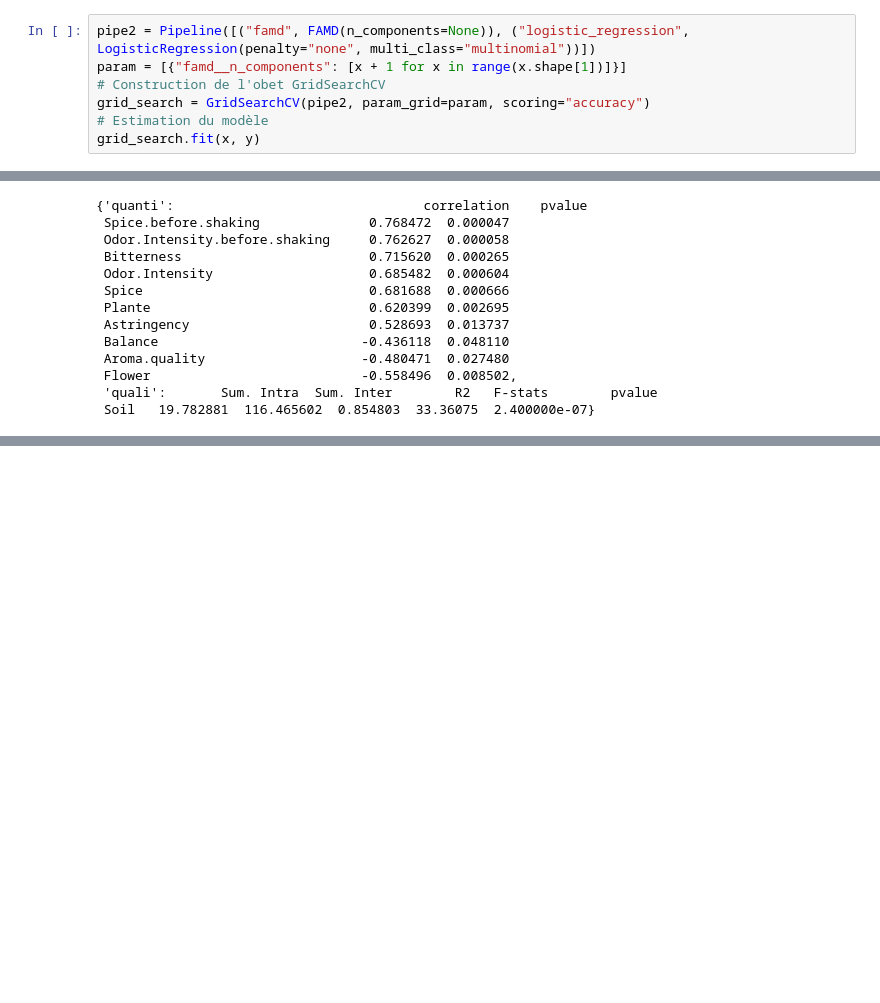
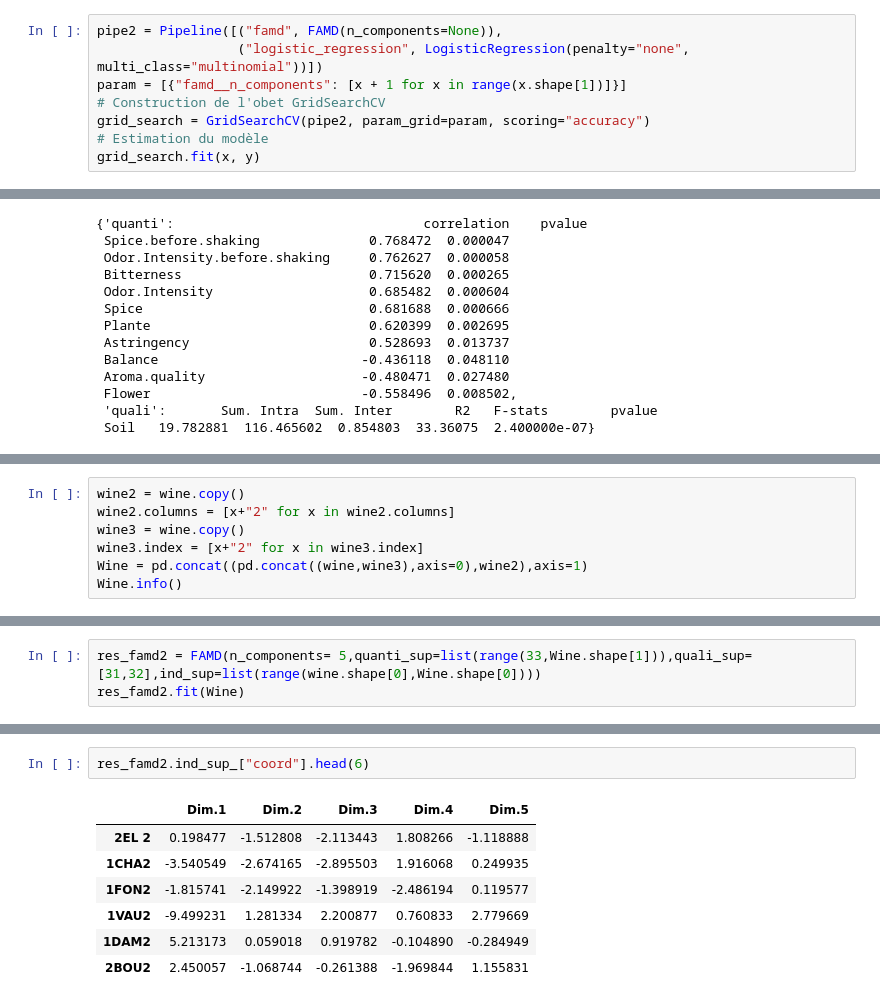
Before and after one commit to enfantbenidedieu/scientisttools, a Jupyter notebook: famd_wine.ipynb, the cells around one changed output, grey strips where cells are left out. Saved outputs shown, nothing was run; the diff lists cells and outputs as text; blank space fills up the shorter version.

```diff
--- a/doc/famd_wine.ipynb
+++ b/famd_wine.ipynb
@@ -419,7 +419,8 @@ y = wine["Soil"]
 # %% [markdown]
 ### Recherche optimal de n_components
 # %%
-pipe2 = Pipeline([("famd", FAMD(n_components=None)), ("logistic_regression", LogisticRegression(penalty="none", multi_class="multinomial"))])
+pipe2 = Pipeline([("famd", FAMD(n_components=None)),
+                  ("logistic_regression", LogisticRegression(penalty="none", multi_class="multinomial"))])
 param = [{"famd__n_components": [x + 1 for x in range(x.shape[1])]}]
 # Construction de l'obet GridSearchCV
 grid_search = GridSearchCV(pipe2, param_grid=param, scoring="accuracy")
@@ -486,0 +490,7 @@ dimDesc["Dim.2"]
+# %%
+wine2 = wine.copy()
+wine2.columns = [x+"2" for x in wine2.columns]
+wine3 = wine.copy()
+wine3.index = [x+"2" for x in wine3.index]
+Wine = pd.concat((pd.concat((wine,wine3),axis=0),wine2),axis=1)
+Wine.info()
@@ -486,0 +515,3 @@ dimDesc["Dim.2"]
+# %%
+res_famd2 = FAMD(n_components= 5,quanti_sup=list(range(33,Wine.shape[1])),quali_sup=[31,32],ind_sup=list(range(wine.shape[0],Wine.shape[0])))
+res_famd2.fit(Wine)
@@ -486,0 +535,10 @@ dimDesc["Dim.2"]
+# %%
+res_famd2.ind_sup_["coord"].head(6)
+# %% [output]
+|  | Dim.1 | Dim.2 | Dim.3 | Dim.4 | Dim.5 |
+| 2EL 2 | 0.198477 | -1.512808 | -2.113443 | 1.808266 | -1.118888 |
+| 1CHA2 | -3.540549 | -2.674165 | -2.895503 | 1.916068 | 0.249935 |
+| 1FON2 | -1.815741 | -2.149922 | -1.398919 | -2.486194 | 0.119577 |
+| 1VAU2 | -9.499231 | 1.281334 | 2.200877 | 0.760833 | 2.779669 |
+| 1DAM2 | 5.213173 | 0.059018 | 0.919782 | -0.104890 | -0.284949 |
+| 2BOU2 | 2.450057 | -1.068744 | -0.261388 | -1.969844 | 1.155831 |
```
Also changed, not shown: parts of 6 cells of this notebook, 36 other files.
